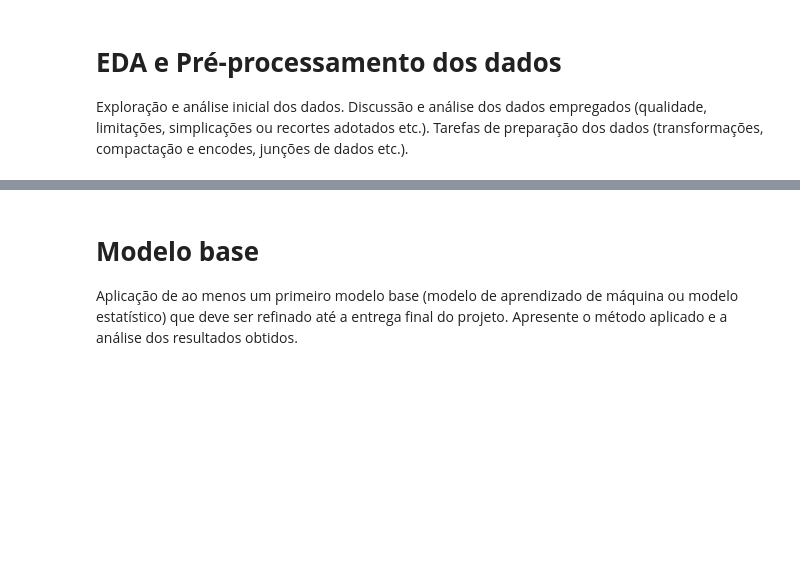
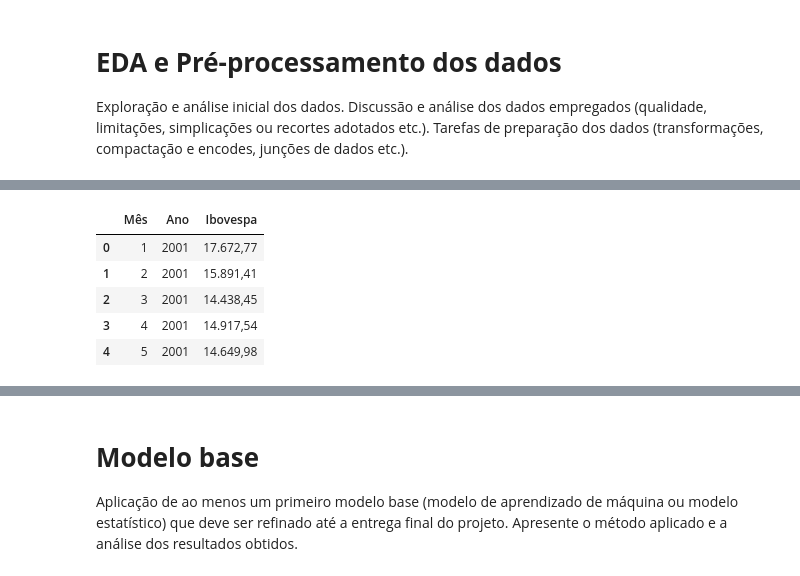
Before and after one commit to 10368966/projeto-aplicado, a Jupyter notebook: Projeto_aplicado_IV_entrega_3.ipynb, the cells around one changed output, grey strips where cells are left out. Saved outputs shown, nothing was run; the diff lists cells and outputs as text; code cells hidden in the pictures; blank space fills up the shorter version.

Commit message:
Ajustes data base e ler dataset

```diff
--- a/Projeto_aplicado_IV_entrega_3.ipynb
+++ b/Projeto_aplicado_IV_entrega_3.ipynb
@@ -62,0 +74,11 @@ Exploração e análise inicial dos dados. Discussão e análise dos dados empre
+# %%
+dados_ibovespa_bruto_01 = pd.read_csv("https://raw.githubusercontent.com/10368966/projeto-aplicado/master/Data/Evolucao_Mensal_02-12.csv", sep = ";", decimal = ",", encoding = "latin-1", skiprows=[0])
+dados_ibovespa_bruto_01.rename(columns={"Valor": "Ibovespa"}, inplace = True)
+dados_ibovespa_bruto_01.head()
+# %% [output]
+|  | Mês | Ano | Ibovespa |
+| 0 | 1 | 2001 | 17.672,77 |
+| 1 | 2 | 2001 | 15.891,41 |
+| 2 | 3 | 2001 | 14.438,45 |
+| 3 | 4 | 2001 | 14.917,54 |
+| 4 | 5 | 2001 | 14.649,98 |
```
Also changed, not shown: parts of 6 cells of this notebook, 1 other file.
